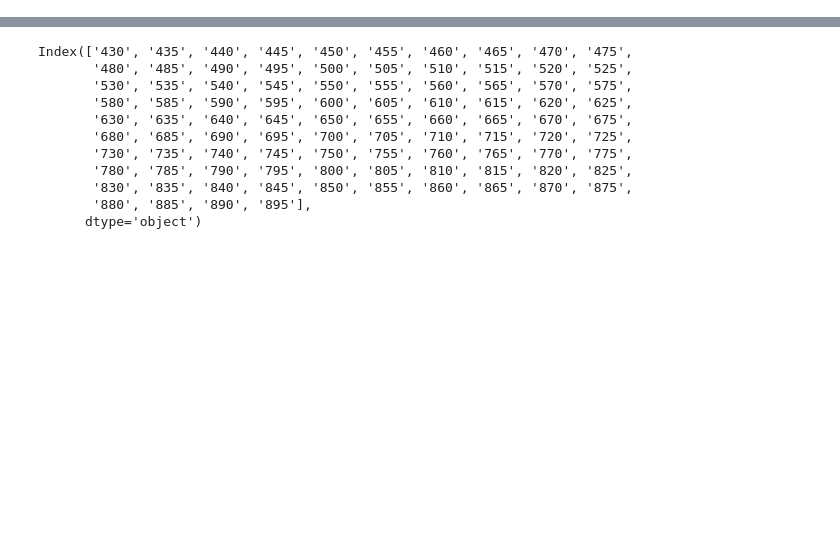
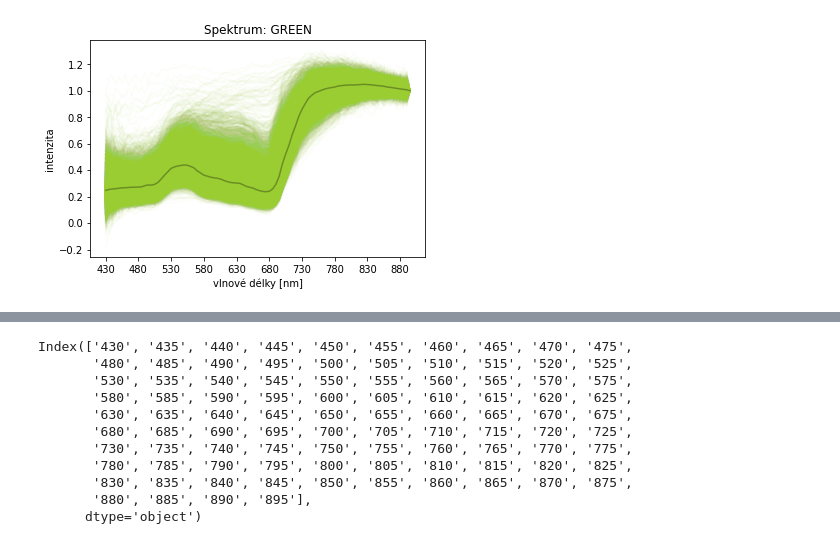
Before and after one commit to llxzy/E4012_rastliny, a Jupyter notebook: vizualizace.ipynb, the cells around one changed output, grey strips where cells are left out. Drawn from its saved outputs; the diff is of its cells as text; code cells hidden in the pictures; blank space fills up the shorter version.

```diff
--- a/vizualizace.ipynb
+++ b/vizualizace.ipynb
@@ -100,0 +130,33 @@ med
+# %%
+# GREEN SPEKTRA
+import statistics as stat
+xlabs = green.columns[3:97]
+med = []
+for i in range(xlabs.size):
+    med.append(stat.median(green.loc[:,xlabs[i]]))
+
+# data pro graf modry
+gregr = green.transpose()
+gregr = gregr.iloc[3:97,:]
+gregr['med'] = med
+gregr['xlabs'] = xlabs
+gregr
+
+import matplotlib.pyplot as plt
+import numpy as np
+
+fig, ax = plt.subplots()
+plt.ylim(-0.2,1.2)
+#plt.tight_layout()
+for a in range(gregr.shape[1]-1) :
+    plt.plot(xlabs, gregr.iloc[:, a], color = 'yellowgreen', alpha = 0.02)
+plt.plot(xlabs, med, color = 'olivedrab')
+plt.xlabel('vlnové délky [nm]')
+plt.ylabel('intenzita')
+plt.title("Spektrum: GREEN")
+ax.set_xticks([0,10,20,30,40,50,60,70,80,90])
+plt.show()
+
+fig.savefig('GREEN.png', facecolor='w') # uložení
+# %% [output]
+[figure, added]
```
Also changed, not shown: parts of 15 cells of this notebook.
